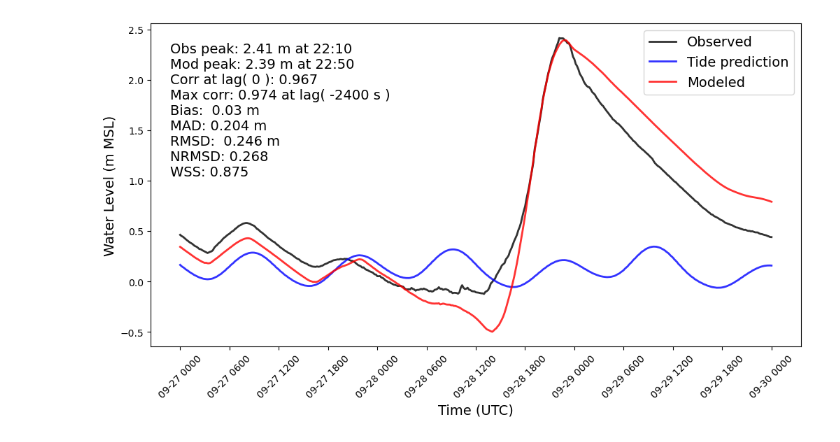
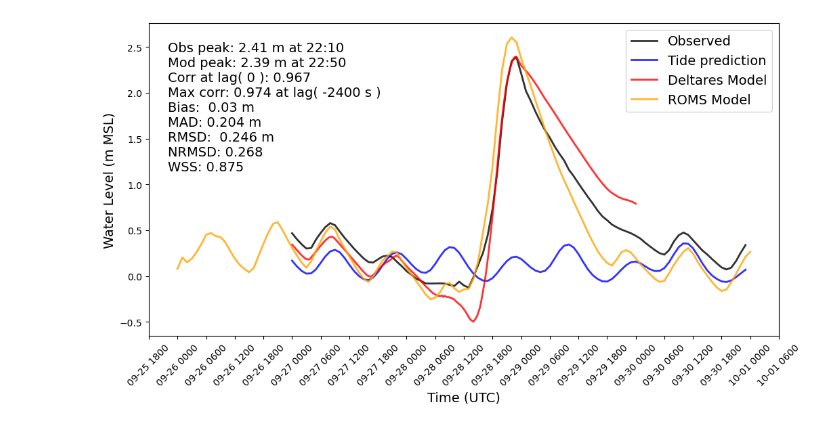
Before and after one commit to csherwood-usgs/NOPP_comparison, a Jupyter notebook: BAMS_FtMeyers_TS.ipynb, the cells around one changed output. Saved outputs shown, nothing was run; the diff lists cells and outputs as text; code cells hidden in the pictures.

```diff
--- a/BAMS_FtMeyers_TS.ipynb
+++ b/BAMS_FtMeyers_TS.ipynb
@@ -42,0 +89,27 @@ print(df)
+# %%
+# Load Deltares data
+data_dir = "F:/crs/proj/2025_NOPP_comparison/BAMS_figure/Deltares/"
+fn = '8725520.csv'
+df = pd.read_csv(data_dir+fn)
+
+df["time"] = pd.to_datetime(df["time"])
+print(df.dtypes)
+# Compute delta_t in seconds
+delta_t = (df["time"].diff().dropna().dt.total_seconds()).iloc[0]
+print('Delta_t: ', delta_t)
+
+# Resample to 1 hour using nearest neighbor
+# Set 'time' as the index for resampling
+df = df.set_index('time')
+print(df.index)
+df = df.resample('h').nearest()
+
+# Clip to plot times
+# Clip to the desired range
+df = df.loc[plot_start_time : plot_end_time]
+
+# Reset index to bring 'time' back as a column
+df = df.reset_index()
+# Recompute delta_t in seconds
+delta_t = (df["time"].diff().dropna().dt.total_seconds()).iloc[0]
+print('Delta_t: ', delta_t)
@@ -112,24 +188,28 @@ WSS: 0.875
 # %%
 # Plot all three time series
 
 fig, ax = plt.subplots(1,1, figsize=(12, 6))
-plt.plot(df["time"], df["obs"], label="Observed", color="k", alpha=.8, linewidth=2)
-plt.plot(df["time"], df["pred"], label="Tide prediction", alpha=.8, color="b", linewidth=2)
-plt.plot(df["time"], df["mod"], label="Modeled", color="r", alpha=.8, linewidth=2)
+plt.plot(dfN["time"], dfN["Verified (m)"], label="Observed", color="black", alpha=.8, linewidth=2)
+
+# plt.plot(df["time"], df["obs"], label="Observed", color="k", alpha=.8, linewidth=2)
+plt.plot(dfN["time"], dfN["Predicted (m)"], label="Tide prediction", alpha=.8, color="b", linewidth=2)
+plt.plot(df["time"], df["mod"], label="Deltares Model", color="r", alpha=.8, linewidth=2)
+plt.plot(dfR["time"], dfR["WaterLevel"], label="ROMS Model", color="orange", alpha=.8, linewidth=2)
+
 
 # Set time axis to label every 6 hours
 #plt.gca().xaxis.set_major_locator(mdates.HourLocator(interval=6))
 plt.gca().xaxis.set_major_locator(mdates.HourLocator(byhour=[0, 6, 12, 18]))
 plt.gca().xaxis.set_major_formatter(mdates.DateFormatter("%m-%d %H%M"))
 
 # Improve readability
 plt.xticks(rotation=45)
 plt.xlabel("Time (UTC)", fontsize=14)
 plt.ylabel("Water Level (m MSL)", fontsize=14)
 plt.legend( fontsize=14)
 plt.text(.03,.99, tsb, ha='left', va='top', transform=ax.transAxes, fontsize=14)
 figdir = 'F:/crs/proj/2025_NOPP_comparison/BAMS_figure/'
 plt.savefig(figdir+'BAMS_Ft_Meyers_time_series.png', dpi=200, bbox_inches='tight')
 plt.savefig(figdir+'BAMS_Ft_Meyers_time_series.svg', dpi=200, bbox_inches='tight')
 # %% [output]
-[figure, old version]
+[figure, new version]
```
Also changed, not shown: parts of 8 cells of this notebook.
